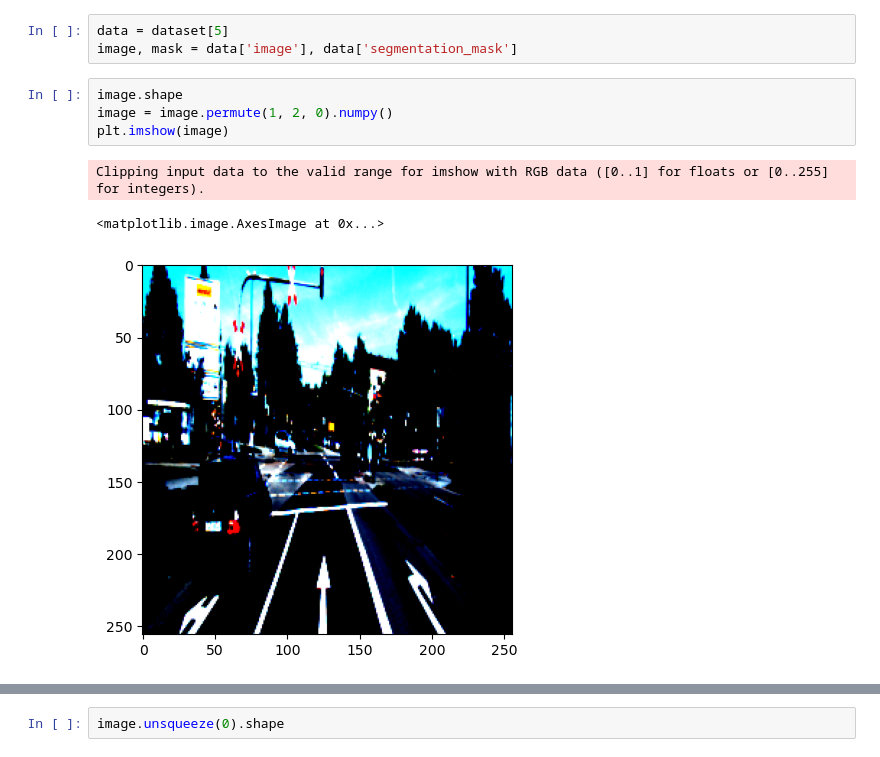
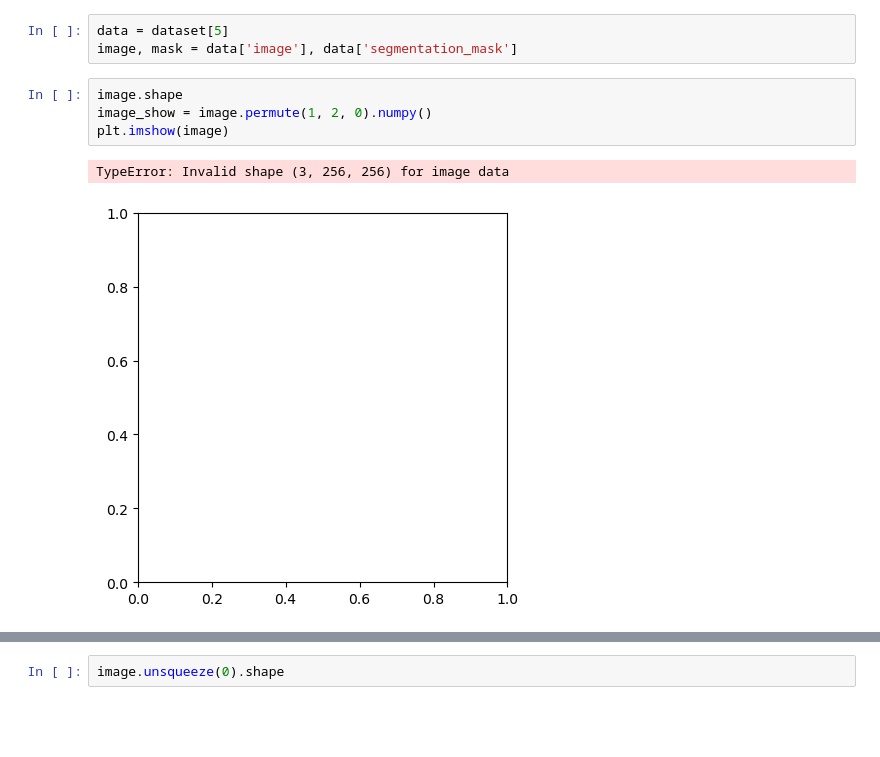
Before and after one commit to imalhotra15/Road-Segmentation, a Jupyter notebook: main.ipynb, the cells around one changed output, grey strips where cells are left out. Cells and saved outputs as stored; diff of their text form; blank space fills up the shorter version.

```diff
--- a/main.ipynb
+++ b/main.ipynb
@@ -257,12 +261,11 @@ data = dataset[5]
 image, mask = data['image'], data['segmentation_mask']
 # %%
 image.shape
-image = image.permute(1, 2, 0).numpy()
+image_show = image.permute(1, 2, 0).numpy()
 plt.imshow(image)
 # %% [output]
-Clipping input data to the valid range for imshow with RGB data ([0..1] for floats or [0..255] for integers).
+TypeError: Invalid shape (3, 256, 256) for image data
-<matplotlib.image.AxesImage at 0x...>
-[figure, old version]
+[figure, new version]
 # %%
 plt.imshow(mask.squeeze())
 # %% [output]
```
Also changed, not shown: parts of 14 cells of this notebook.
